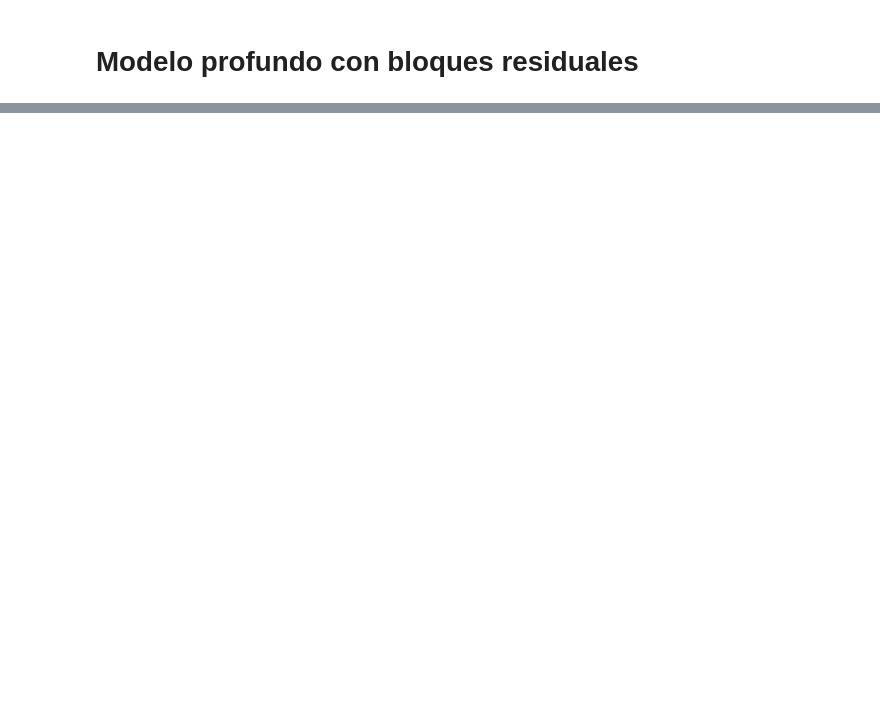
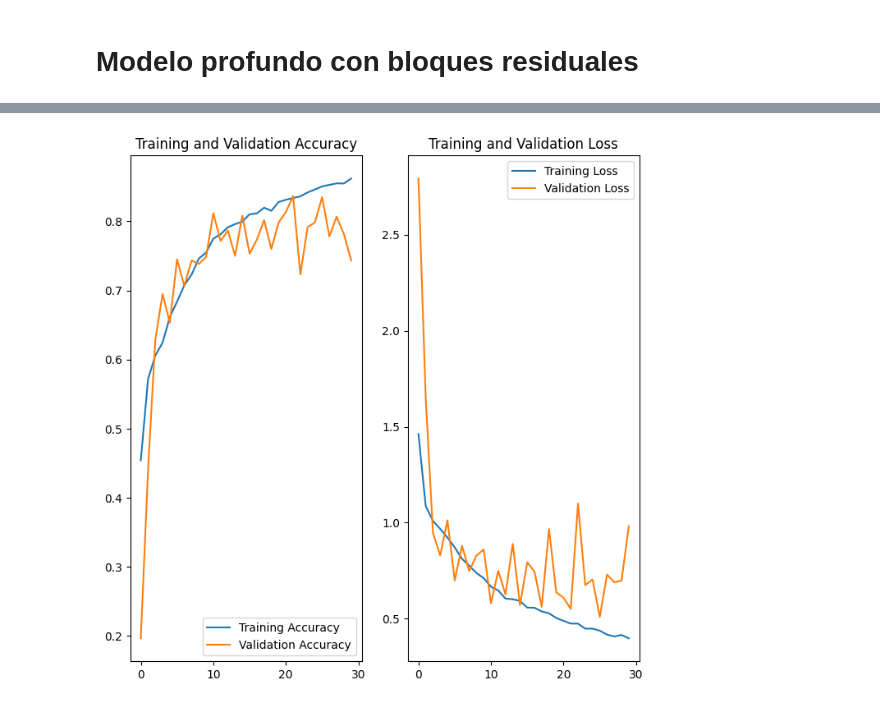
Before and after one commit to itssofiarce/AAII-TUIA-Alomar-Arce, a Jupyter notebook: AAII_TUIA_Alomar_Arceipynb.ipynb, the cells around one changed output, grey strips where cells are left out. Saved outputs shown, nothing was run; the diff lists cells and outputs as text; code cells hidden in the pictures; blank space fills up the shorter version.

```diff
--- a/AAII_TUIA_Alomar_Arceipynb.ipynb
+++ b/AAII_TUIA_Alomar_Arceipynb.ipynb
@@ -470,0 +503,17 @@ ValueError: Inputs have incompatible shapes. Received shapes (32, 32, 64) and (3
+# %%
+# Compilar el modelo
+model.compile(
+    optimizer='adam',  # Puedes ajustar el optimizador si es necesario
+    loss='categorical_crossentropy',  # O 'sparse_categorical_crossentropy' dependiendo de cómo estén etiquetadas tus clases
+    metrics=['accuracy']  # Métricas para monitorear
+)
+
+# Número de épocas de entrenamiento
+EPOCHS = 30
+
+# Entrena el modelo
+history = model.fit(
+    train_ds,
+    validation_data=val_ds,
+    epochs=EPOCHS
+)
@@ -470,0 +538,25 @@ ValueError: Inputs have incompatible shapes. Received shapes (32, 32, 64) and (3
+# %%
+# Grafica la precisión y pérdida de entrenamiento y validación
+acc = history.history['accuracy']
+val_acc = history.history['val_accuracy']
+
+loss = history.history['loss']
+val_loss = history.history['val_loss']
+
+epochs_range = range(EPOCHS)
+
+plt.figure(figsize=(8, 8))
+plt.subplot(1, 2, 1)
+plt.plot(epochs_range, acc, label='Training Accuracy')
+plt.plot(epochs_range, val_acc, label='Validation Accuracy')
+plt.legend(loc='lower right')
+plt.title('Training and Validation Accuracy')
+
+plt.subplot(1, 2, 2)
+plt.plot(epochs_range, loss, label='Training Loss')
+plt.plot(epochs_range, val_loss, label='Validation Loss')
+plt.legend(loc='upper right')
+plt.title('Training and Validation Loss')
+plt.show()
+# %% [output]
+[figure, added]
```
Also changed, not shown: parts of 11 cells of this notebook.
